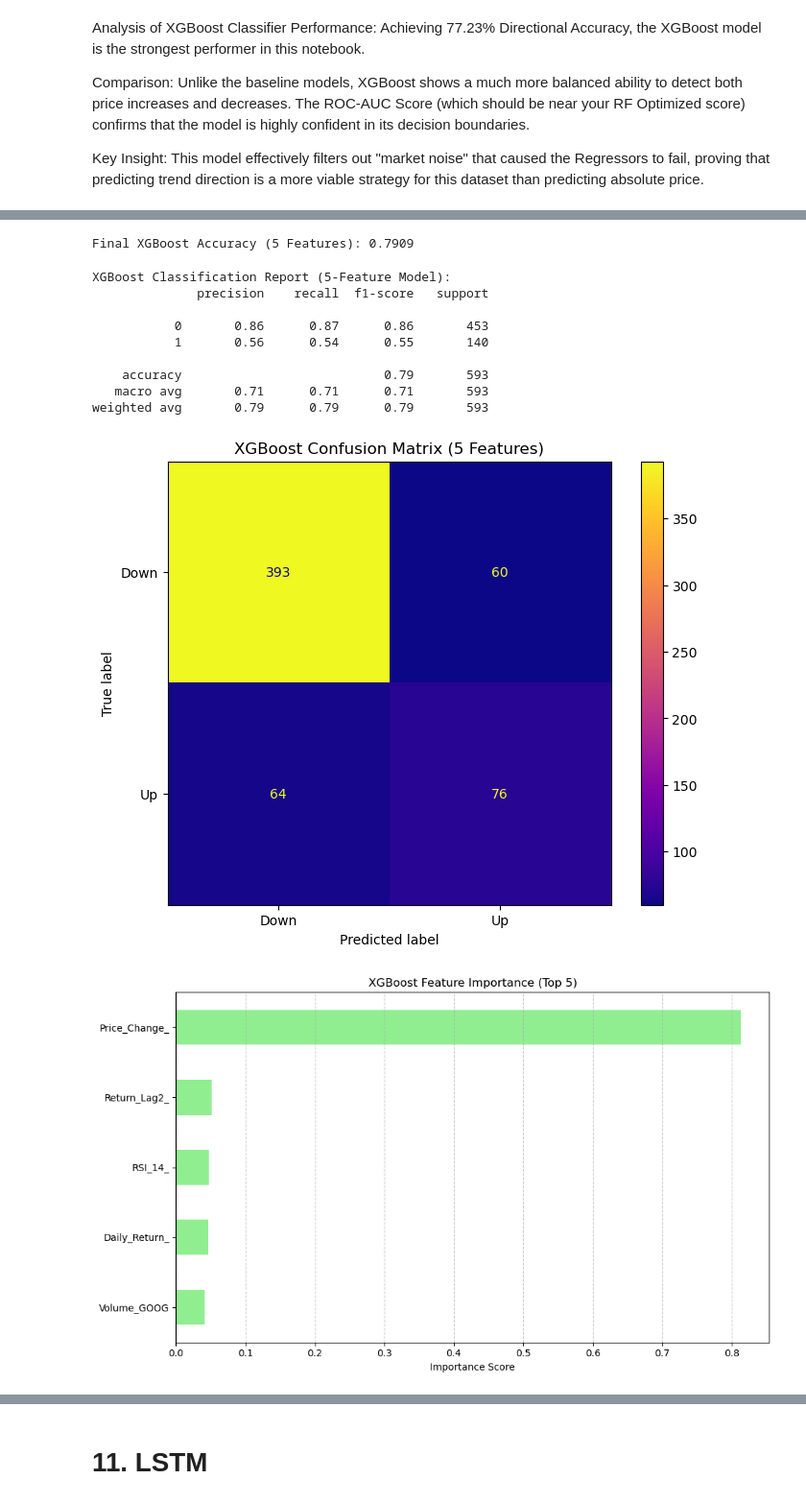
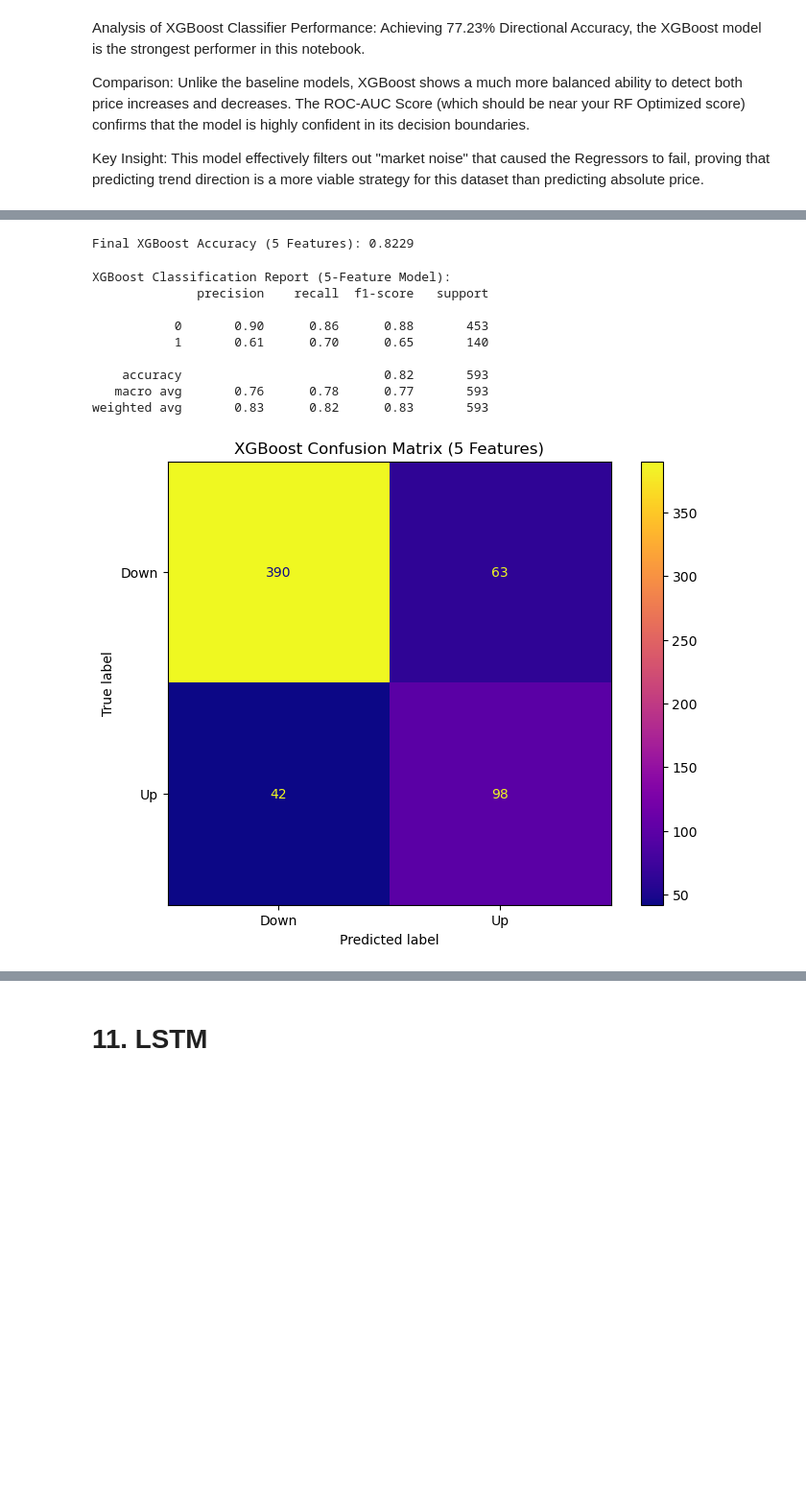
Before and after one commit to Denim951/stock-price-forecasting, a Jupyter notebook: stock_model_development.ipynb, the cells around one changed output, grey strips where cells are left out. Shown at 96% size. Drawn from its saved outputs; the diff is of its cells as text; code cells hidden in the pictures; blank space fills up the shorter version.

```diff
--- a/stock_model_development.ipynb
+++ b/stock_model_development.ipynb
@@ -692,6 +694,6 @@ Features: 10 | Accuracy: 0.7757
 # %%
 # 1. Select the top 5 features
-selector = SelectKBest(score_func=f_classif, k=5)
+selector = SelectKBest(score_func=f_classif, k=4)
 X_train_selected = selector.fit_transform(X_train_dir, y_train_class)
 X_test_selected = selector.transform(X_test_dir)
 
@@ -703,7 +705,7 @@ xgb_final.fit(X_train_selected, y_train_class)
 xgb_preds = xgb_final.predict(X_test_selected)
 print(f"Final XGBoost Accuracy (5 Features): {accuracy_score(y_test_class, xgb_preds):.4f}")
 # %% [output]
-Final XGBoost Accuracy (5 Features): 0.7909
+Final XGBoost Accuracy (5 Features): 0.8229
 # %%
 print("XGBoost Classification Report (5-Feature Model):")
 print(classification_report(y_test_class, xgb_preds))
@@ -711,35 +713,22 @@ print(classification_report(y_test_class, xgb_preds))
 XGBoost Classification Report (5-Feature Model):
               precision    recall  f1-score   support
 
-           0       0.86      0.87      0.86       453
-           1       0.56      0.54      0.55       140
+           0       0.90      0.86      0.88       453
+           1       0.61      0.70      0.65       140
 
-    accuracy                           0.79       593
-   macro avg       0.71      0.71      0.71       593
-weighted avg       0.79      0.79      0.79       593
+    accuracy                           0.82       593
+   macro avg       0.76      0.78      0.77       593
+weighted avg       0.83      0.82      0.83       593
 # %%
 # 1. Confusion Matrix
 plt.figure(figsize=(8, 6))
 cm = confusion_matrix(y_test_class, xgb_preds)
 disp = ConfusionMatrixDisplay(confusion_matrix=cm, display_labels=['Down', 'Up'])
 disp.plot(cmap='plasma', ax=plt.gca())
 plt.title('XGBoost Confusion Matrix (5 Features)')
+plt.savefig("figures/XG_Boost_CM_Best_Features.png", dpi=300)
 plt.show()
-
-# 2. Feature Importance
-importances = xgb_final.feature_importances_
-feat_importances = pd.Series(importances, index=selected_features).sort_values(ascending=True)
-
-plt.figure(figsize=(10, 6))
-feat_importances.plot(kind='barh', color='lightgreen')
-plt.title("XGBoost Feature Importance (Top 5)")
-plt.xlabel("Importance Score")
-plt.grid(axis='x', linestyle='--', alpha=0.7)
-plt.tight_layout()
-plt.savefig("figures/CM_Best_Features_XGBoost_Classifier.png", dpi=300)
-plt.show()
 # %% [output]
-[figure, old version]
+[figure, new version]
-[figure, removed]
 # %% [markdown]
 Confusion Matrix & Accuracy
```
Also changed, not shown: parts of 31 cells of this notebook, 21 other files.
